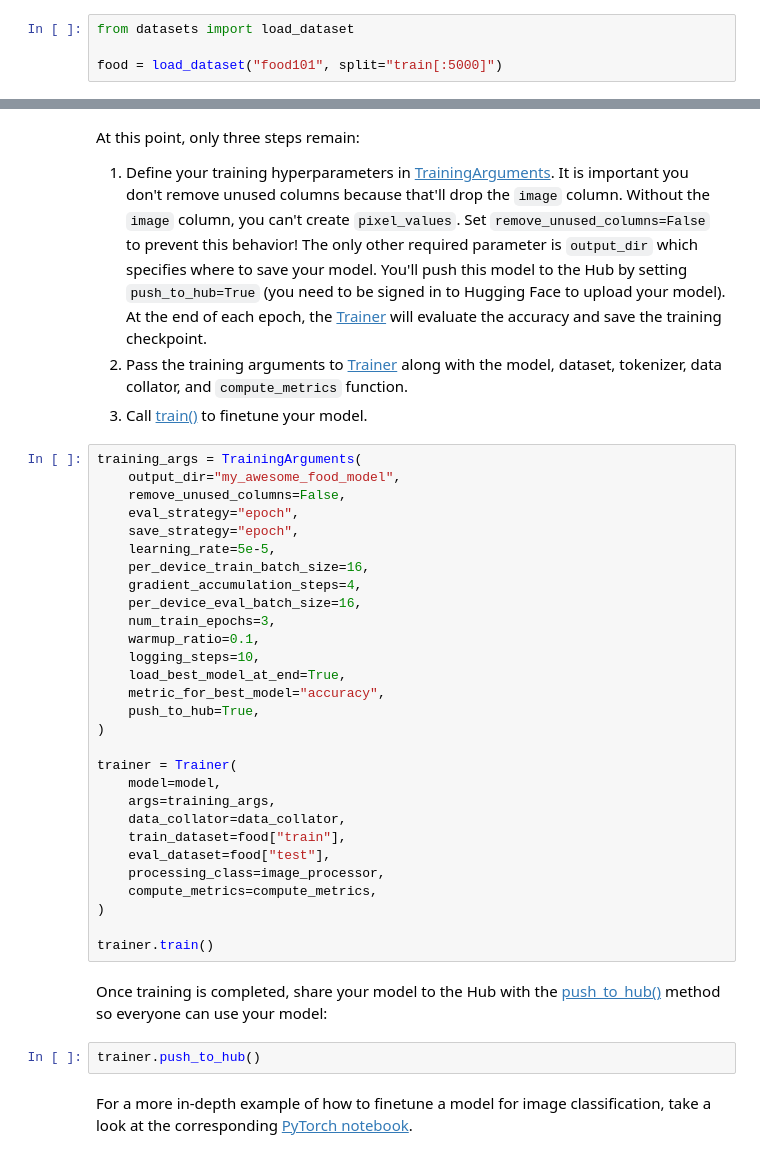
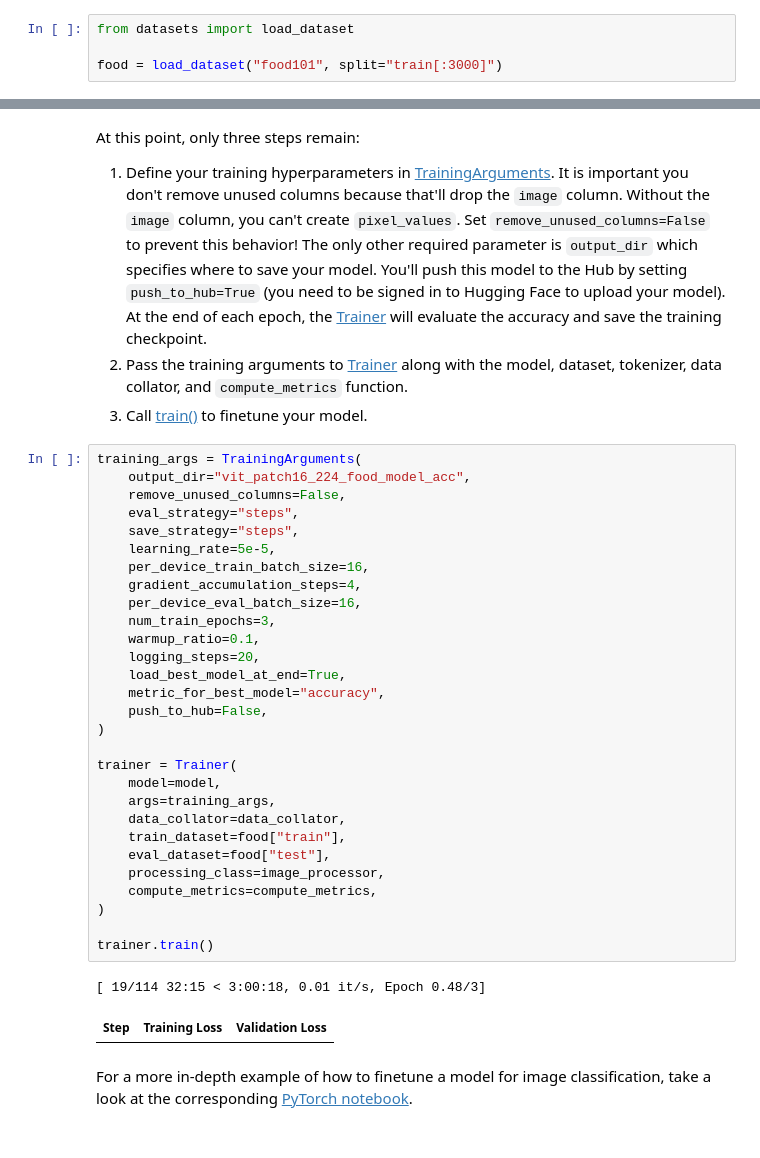
Before and after one commit to Konstantina-Lazaridou/image_classification, a Jupyter notebook: transformers_doc/en/pytorch/image_classification.ipynb, the cells around one changed output, grey strips where cells are left out. Saved outputs shown, nothing was run; the diff lists cells and outputs as text.

Commit message:
feat: first training, smaller dataset

```diff
--- a/transformers_doc/en/pytorch/image_classification.ipynb
+++ b/transformers_doc/en/pytorch/image_classification.ipynb
@@ -47,7 +47,7 @@ experiment and make sure everything works before spending more time training on
 # %%
 from datasets import load_dataset
 
-food = load_dataset("food101", split="train[:5000]")
+food = load_dataset("food101", split="train[:3000]")
 # %%
 import pprint
 pprint.pprint(food.info)
@@ -251,37 +254,36 @@ At this point, only three steps remain:
 3. Call [train()](https://huggingface.co/docs/transformers/main/en/main_classes/trainer#transformers.Trainer.train) to finetune your model.
 # %%
 training_args = TrainingArguments(
-    output_dir="my_awesome_food_model",
+    output_dir="vit_patch16_224_food_model_acc",
     remove_unused_columns=False,
-    eval_strategy="epoch",
-    save_strategy="epoch",
+    eval_strategy="steps",
+    save_strategy="steps",
     learning_rate=5e-5,
     per_device_train_batch_size=16,
     gradient_accumulation_steps=4,
     per_device_eval_batch_size=16,
     num_train_epochs=3,
     warmup_ratio=0.1,
-    logging_steps=10,
+    logging_steps=20,
     load_best_model_at_end=True,
     metric_for_best_model="accuracy",
-    push_to_hub=True,
+    push_to_hub=False,
 )
 
 trainer = Trainer(
     model=model,
     args=training_args,
     data_collator=data_collator,
     train_dataset=food["train"],
     eval_dataset=food["test"],
     processing_class=image_processor,
     compute_metrics=compute_metrics,
 )
 
 trainer.train()
+# %% [output]
+[ 19/114 32:15 < 3:00:18, 0.01 it/s, Epoch 0.48/3]
+| Step | Training Loss | Validation Loss |
-# %% [markdown]
-Once training is completed, share your model to the Hub with the [push_to_hub()](https://huggingface.co/docs/transformers/main/en/main_classes/trainer#transformers.Trainer.push_to_hub) method so everyone can use your model:
-# %%
-trainer.push_to_hub()
 # %% [markdown]
 <Tip>
 
```
Also changed, not shown: parts of 4 cells of this notebook.
